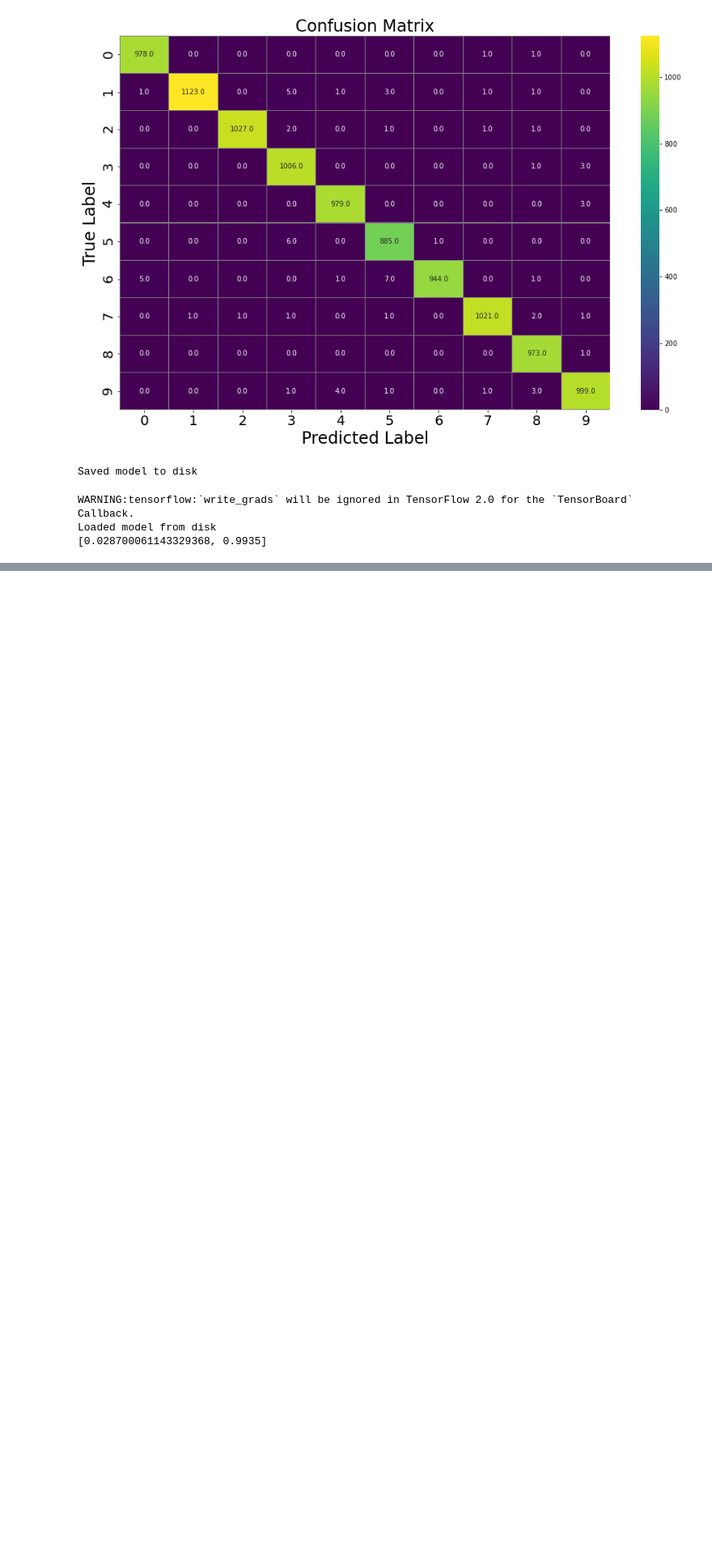
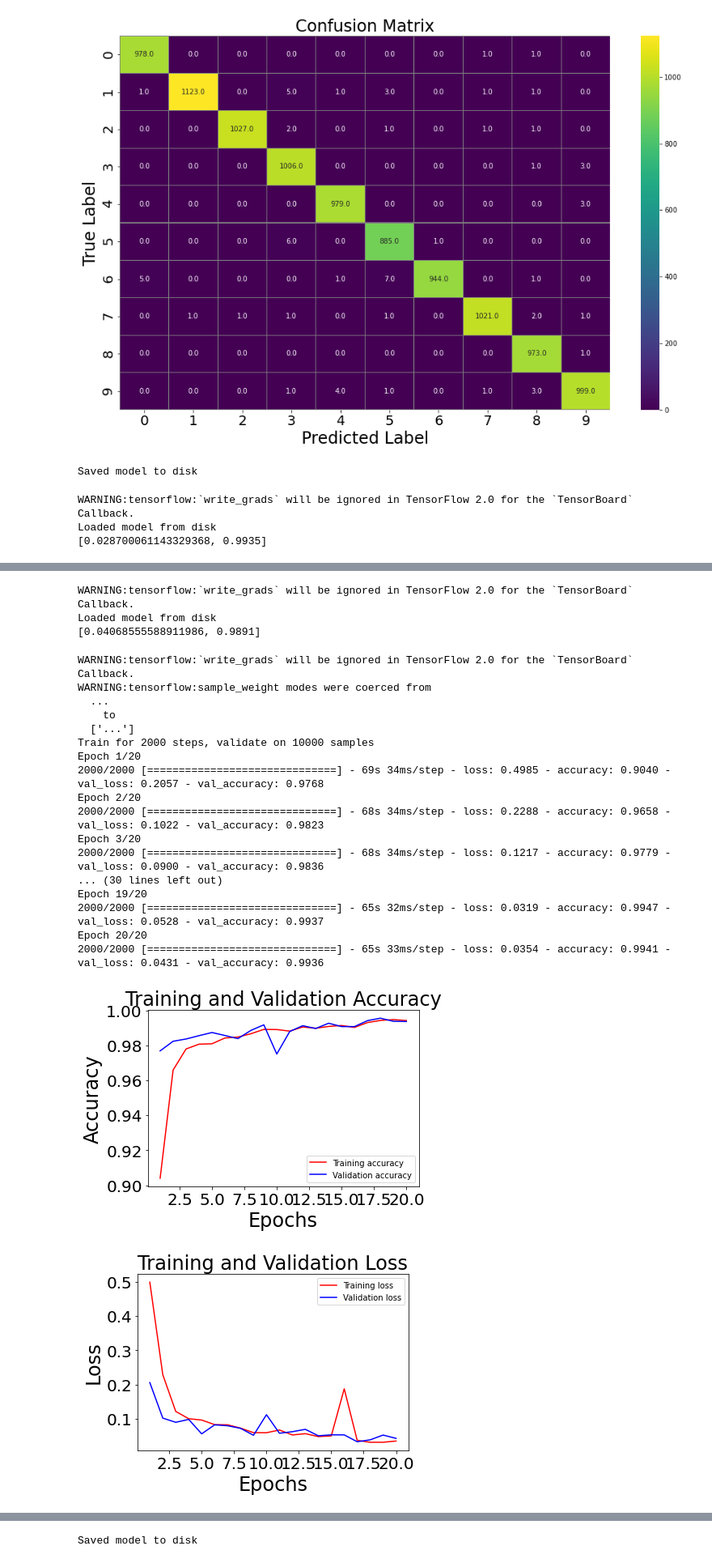
Before and after one commit to cosminroger/Deep-assignment-1, a Jupyter notebook: VGG.ipynb, the cells around one changed output, grey strips where cells are left out. Shown at 81% size. Drawn from its saved outputs; the diff is of its cells as text; code cells hidden in the pictures; blank space fills up the shorter version.

```diff
--- a/VGG.ipynb
+++ b/VGG.ipynb
@@ -564,0 +577,28 @@ Saved model to disk
+# %%
+main("test-MobileNetV2-mnist")
+# %% [output]
+WARNING:tensorflow:`write_grads` will be ignored in TensorFlow 2.0 for the `TensorBoard` Callback.
+Loaded model from disk
+[0.04068555588911986, 0.9891]
+# %%
+main("vgg16-train-mnist", "selu")
+# %% [output]
+WARNING:tensorflow:`write_grads` will be ignored in TensorFlow 2.0 for the `TensorBoard` Callback.
+WARNING:tensorflow:sample_weight modes were coerced from
+  ...
+    to
+  ['...']
+Train for 2000 steps, validate on 10000 samples
+Epoch 1/20
+2000/2000 [==============================] - 69s 34ms/step - loss: 0.4985 - accuracy: 0.9040 - val_loss: 0.2057 - val_accuracy: 0.9768
+Epoch 2/20
+2000/2000 [==============================] - 68s 34ms/step - loss: 0.2288 - accuracy: 0.9658 - val_loss: 0.1022 - val_accuracy: 0.9823
+Epoch 3/20
+2000/2000 [==============================] - 68s 34ms/step - loss: 0.1217 - accuracy: 0.9779 - val_loss: 0.0900 - val_accuracy: 0.9836
+... (30 lines left out)
+Epoch 19/20
+2000/2000 [==============================] - 65s 32ms/step - loss: 0.0319 - accuracy: 0.9947 - val_loss: 0.0528 - val_accuracy: 0.9937
+Epoch 20/20
+2000/2000 [==============================] - 65s 33ms/step - loss: 0.0354 - accuracy: 0.9941 - val_loss: 0.0431 - val_accuracy: 0.9936
+[figure, added]
+[figure, added]
@@ -564,0 +606 @@ Saved model to disk
+Saved model to disk
```
Also changed, not shown: parts of 12 cells of this notebook, 6 other files.
